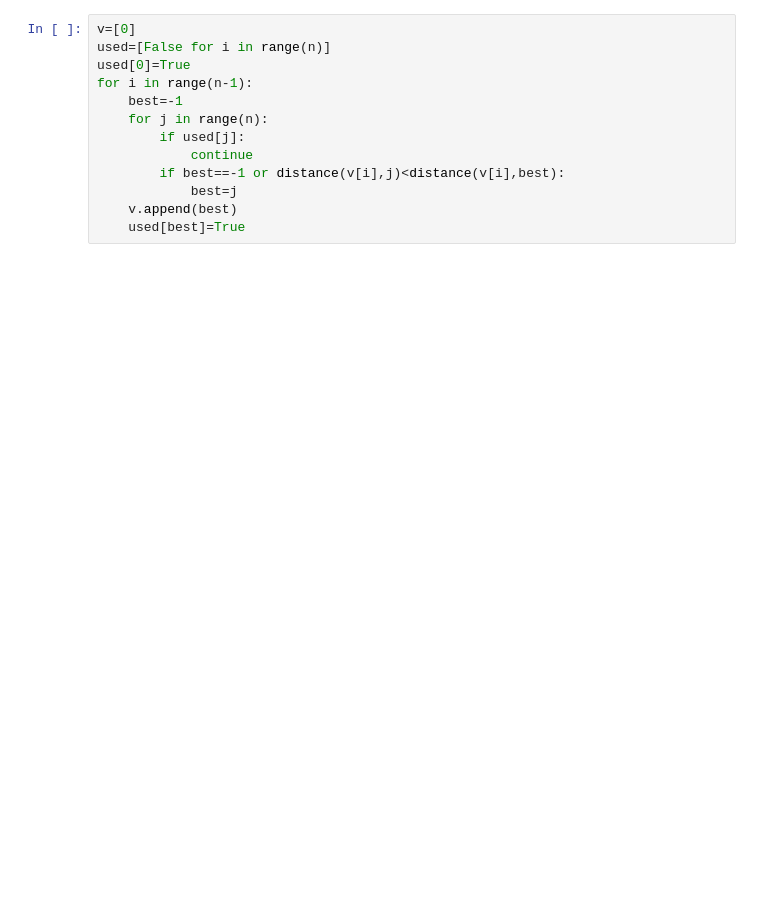
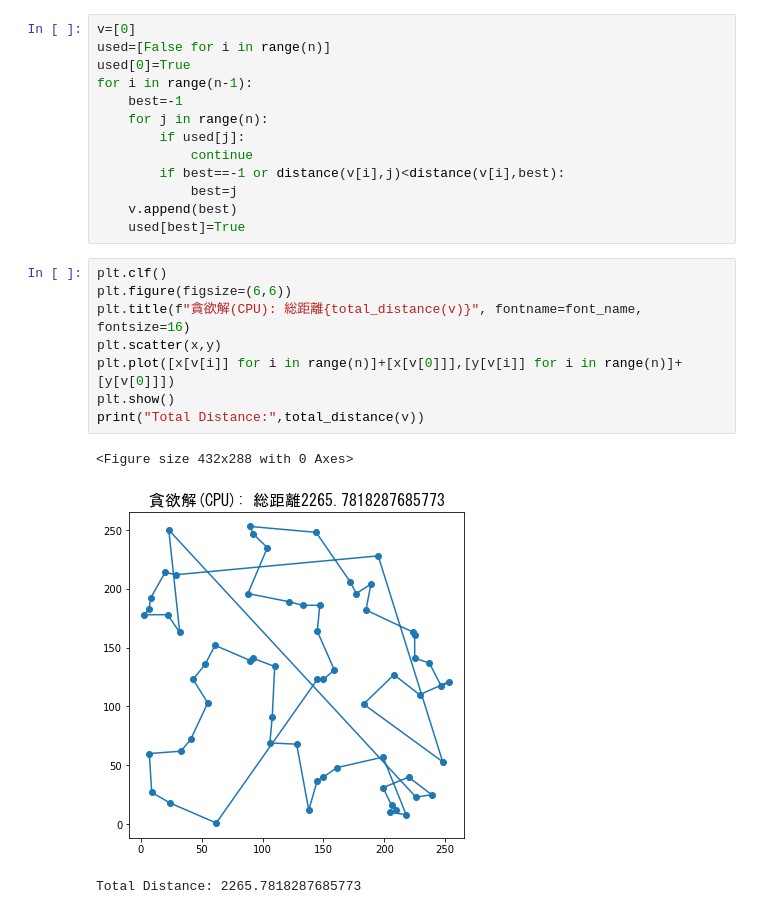
Before and after one commit to SugarDragon5/EEIC-FPGA-EXP, a Jupyter notebook: CPU_Solver/solver.ipynb, the cells around one changed output. Saved outputs shown, nothing was run; the diff lists cells and outputs as text; blank space fills up the shorter version.

```diff
--- a/CPU_Solver/solver.ipynb
+++ b/CPU_Solver/solver.ipynb
@@ -91,3 +145,15 @@ for i in range(n-1):
             best=j
     v.append(best)
     used[best]=True
+# %%
+plt.clf()
+plt.figure(figsize=(6,6))
+plt.title(f"貪欲解(CPU): 総距離{total_distance(v)}", fontname=font_name, fontsize=16)
+plt.scatter(x,y)
+plt.plot([x[v[i]] for i in range(n)]+[x[v[0]]],[y[v[i]] for i in range(n)]+[y[v[0]]])
+plt.show()
+print("Total Distance:",total_distance(v))
+# %% [output]
+<Figure size 432x288 with 0 Axes>
+[figure, added]
+Total Distance: 2265.7818287685773
```
Also changed, not shown: parts of 13 cells of this notebook, 4 other files.
